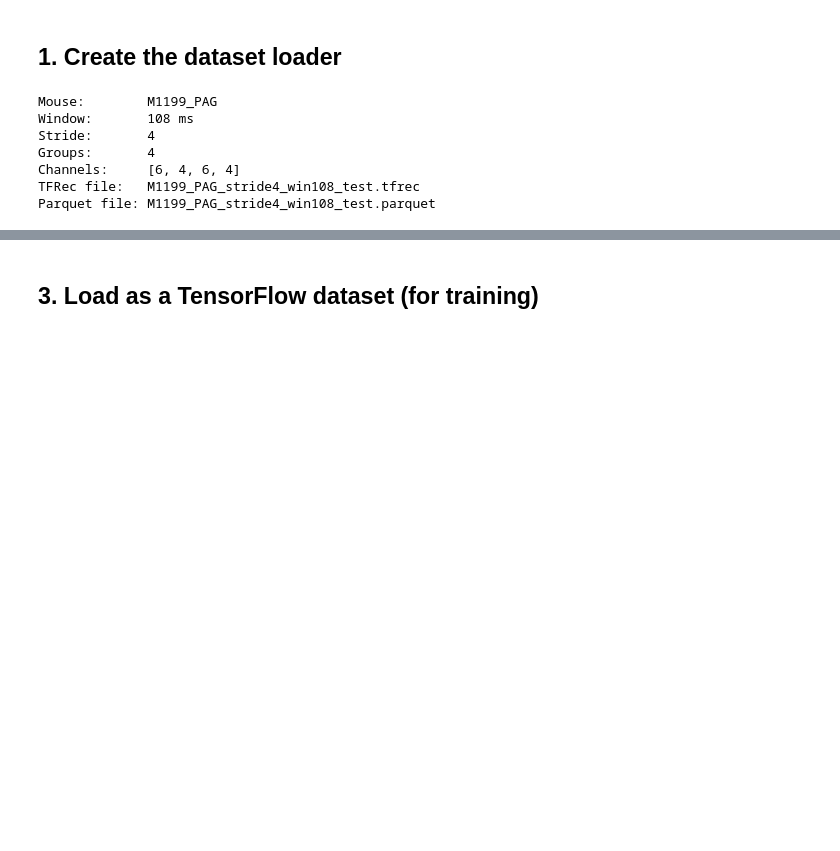
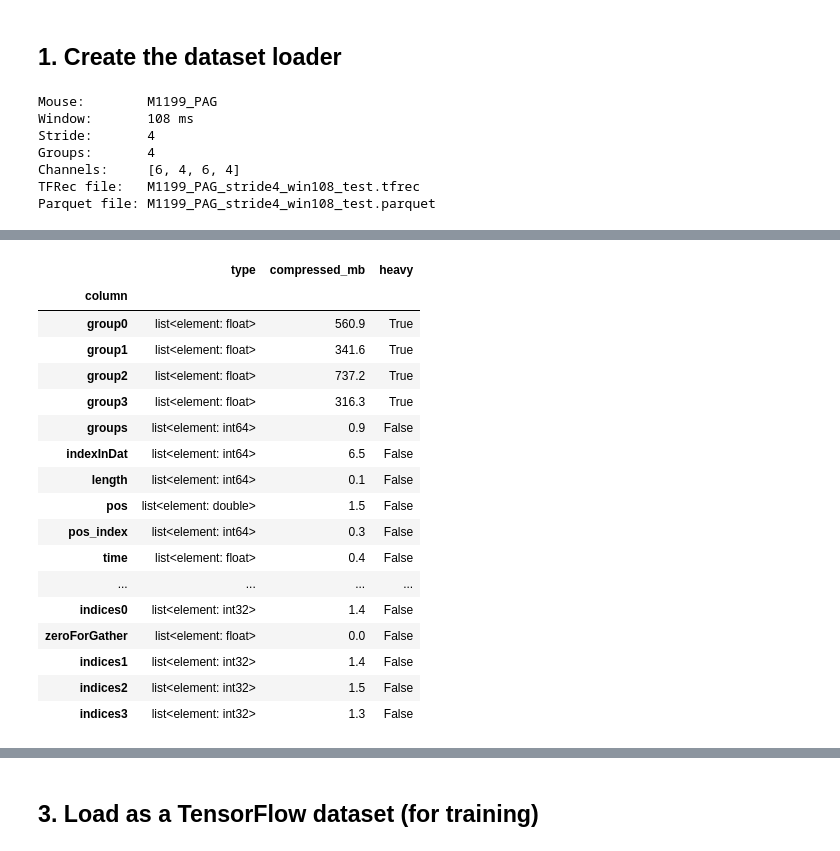
Before and after one commit to clmrie/theta-gang, a Jupyter notebook: demo.ipynb, the cells around one changed output, grey strips where cells are left out. Cells and saved outputs as stored; diff of their text form; code cells hidden in the pictures; blank space fills up the shorter version.

```diff
--- a/demo.ipynb
+++ b/demo.ipynb
@@ -54,0 +46,22 @@ df.columns.tolist()
+# %%
+# see per-column sizes — heavy columns (group0-3) are the spike waveforms
+df.column_info()
+# %% [output]
+|  | type | compressed_mb | heavy |
+| column |  |  |  |
+| group0 | list<element: float> | 560.9 | True |
+| group1 | list<element: float> | 341.6 | True |
+| group2 | list<element: float> | 737.2 | True |
+| group3 | list<element: float> | 316.3 | True |
+| groups | list<element: int64> | 0.9 | False |
+| indexInDat | list<element: int64> | 6.5 | False |
+| length | list<element: int64> | 0.1 | False |
+| pos | list<element: double> | 1.5 | False |
+| pos_index | list<element: int64> | 0.3 | False |
+| time | list<element: float> | 0.4 | False |
+| ... | ... | ... | ... |
+| indices0 | list<element: int32> | 1.4 | False |
+| zeroForGather | list<element: float> | 0.0 | False |
+| indices1 | list<element: int32> | 1.4 | False |
+| indices2 | list<element: int32> | 1.5 | False |
+| indices3 | list<element: int32> | 1.3 | False |
```
Also changed, not shown: parts of 11 cells of this notebook, 1 other file.
